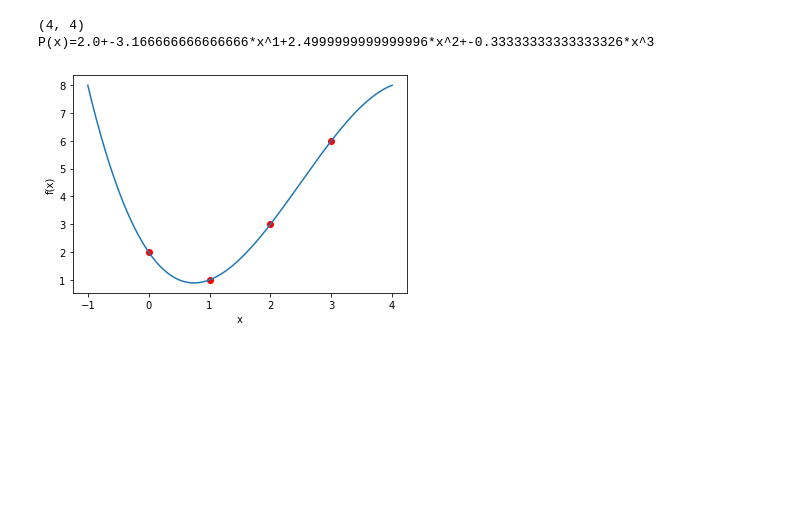
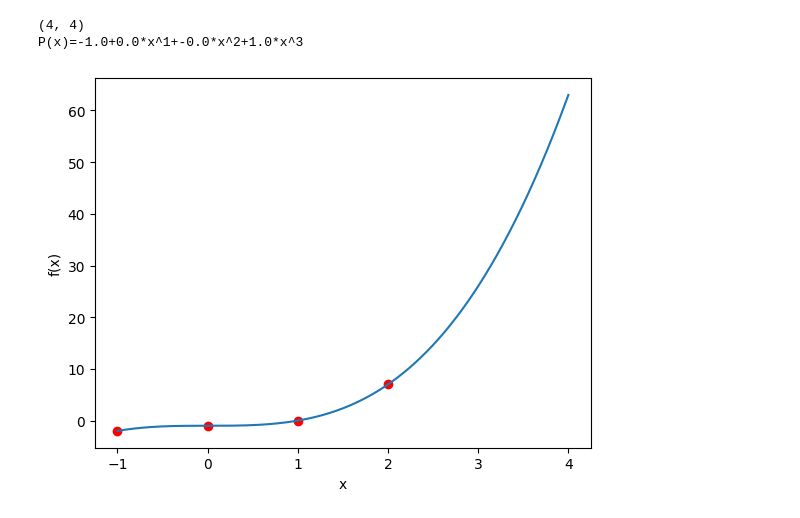
Before and after one commit to zdzichumis/Numeryczna-Algebra-Liniowa, a Jupyter notebook: Interpolacja.ipynb, the cells around one changed output. Saved outputs shown, nothing was run; the diff lists cells and outputs as text; code cells hidden in the pictures; blank space fills up the shorter version.

```diff
--- a/Interpolacja.ipynb
+++ b/Interpolacja.ipynb
@@ -18,14 +18,14 @@ class polynomial:
     def eval(self, x):
         return sum(self.coef[i]*x**i for i in range(self.degree+1))
 
-    def plot(self, xlim, n = 1000, points = None):
+    def plot(self, xlim, n = 1000, points = None, named_labels=True):
         x = np.linspace(xlim[0], xlim[1], n)
         plt.plot(x, self.eval(x))
         if points:
             plt.scatter(points[0], points[1], c = "red")
-        plt.xlabel("x")
-        plt.ylabel("f(x)")
-        plt.show()
+        if named_labels:
+            plt.xlabel("x")
+            plt.ylabel("f(x)")
 # %%
 def interpolation(x, y):
     n = len(x)
@@ -35,16 +35,16 @@ def interpolation(x, y):
     coef = np.linalg.solve(A, y)
     return polynomial(coef)
 # %%
-x = np.array([0, 1, 2, 3])
-y = np.array([2, 1, 3, 6])
+x = np.array([-1, 0, 1, 2])
+y = np.array([-2, -1, 0, 7])
 result = interpolation(x, y)
 result.show()
 points = x, y
 result.plot([-1, 4], points = points)
 # %% [output]
 (4, 4)
-P(x)=2.0+-3.166666666666666*x^1+2.4999999999999996*x^2+-0.33333333333333326*x^3
+P(x)=-1.0+0.0*x^1+-0.0*x^2+1.0*x^3
-[figure, old version]
+[figure, new version]
 # %%
 x = np.linspace(-1, 1, 11)
 y = 1/(1+25*x**2)
```
Also changed, not shown: parts of 9 cells of this notebook.
